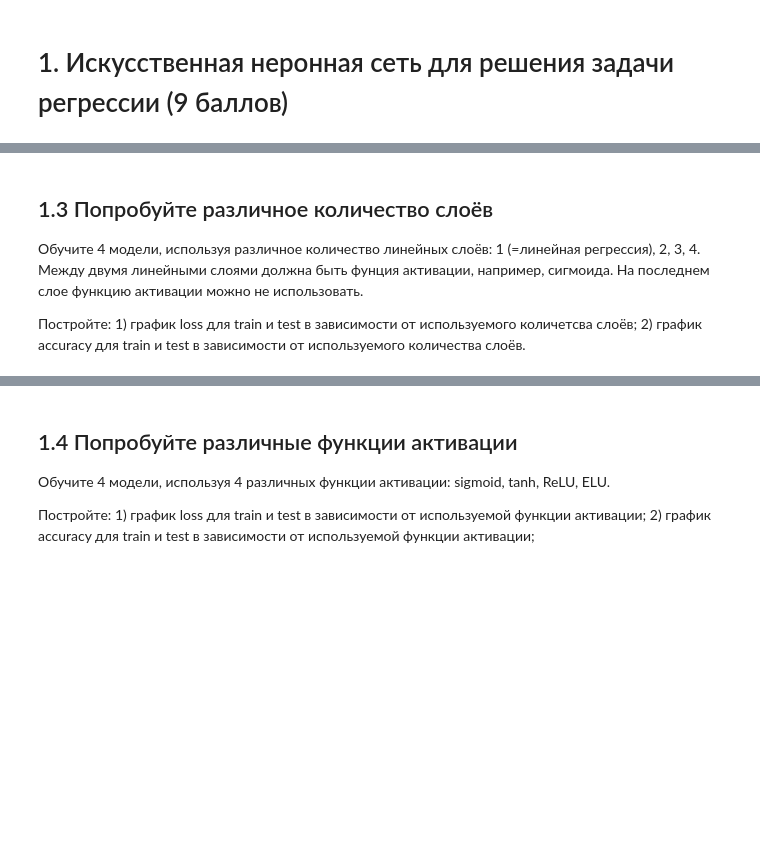
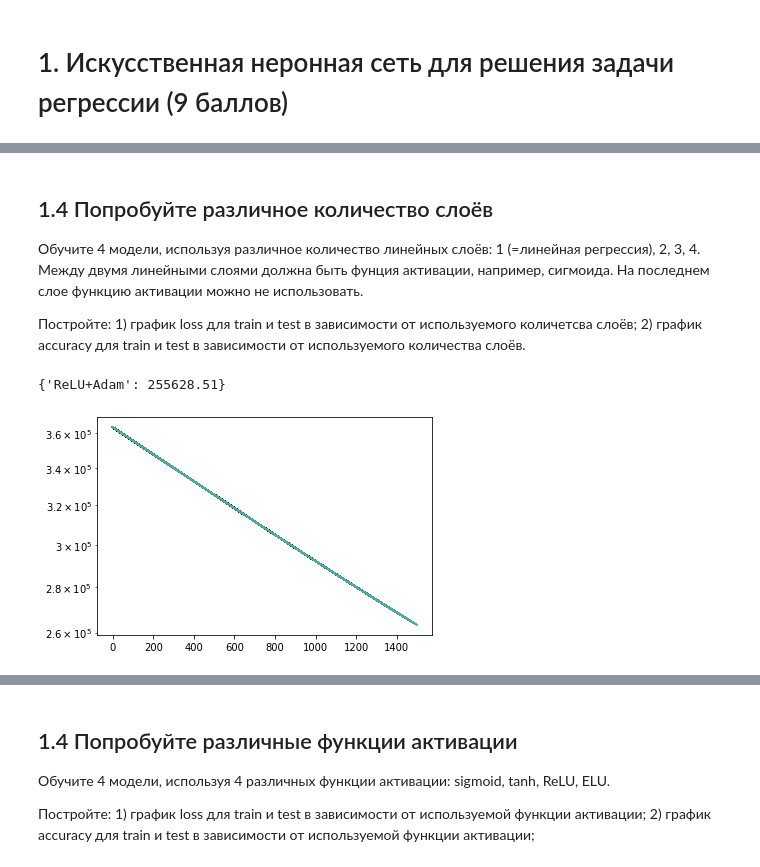
Before and after one commit to CERZAR/OIRS_HW, a Jupyter notebook: Домашнее_задание_2_Нейронные_сети.ipynb, the cells around one changed output, grey strips where cells are left out. Drawn from its saved outputs; the diff is of its cells as text; code cells hidden in the pictures; blank space fills up the shorter version.

```diff
--- a/Домашнее_задание_2_Нейронные_сети.ipynb
+++ b/Домашнее_задание_2_Нейронные_сети.ipynb
@@ -102,0 +130,4 @@ import torch
+# %%
+BASELINE = 110000
+data = pd.read_csv('./data/Car details v3.csv')
+data.head()
@@ -107,6 +266,69 @@ import torch
 # %% [markdown]
-## 1.3 Попробуйте различное количество слоёв
+## 1.4 Попробуйте различное количество слоёв
 
 Обучите 4 модели, используя различное количество линейных слоёв: 1 (=линейная регрессия), 2, 3, 4. Между двумя линейными слоями должна быть фунция активации, например, сигмоида. На последнем слое функцию активации можно не использовать.
 
 Постройте: 1) график loss для train и test в зависимости от используемого количетсва слоёв; 2) график accuracy для train и test в зависимости от используемого количества слоёв.
+# %%
+def create_model(layers_amount, a_func, batch_norm=False, dropout=0, in_amount=11, out_amount=1):
+    model = nn.Sequential()
+    for layer in range(1, layers_amount):
+        model.add_module(f'layer_{layer}', nn.Linear(in_amount, in_amount))
+        model.add_module(f'activation_{layer}', a_func)
+
+        if batch_norm:
+            model.add_module(f'batch_norm_{layer}', nn.BatchNorm1d(in_amount))
+        if dropout:
+            model.add_module(f'dropout_{layer}', nn.Dropout(p=dropout))
+    model.add_module(f'layer_{layers_amount}', nn.Linear(in_amount, out_amount))
+    return model
+# %%
+def train_model(model, optim, loss_f, epochs, DEBUG=True):
+    loss_history = []
+
+    for epoch in range(epochs):
+        optim.zero_grad()
+        model.train()
+
+        y_pred = model.forward(torch.FloatTensor(x_train.values))[:,0]
+        loss = loss_f(y_pred, torch.FloatTensor(y_train))
+        loss.backward()
+        optim.step()
+
+        if DEBUG:
+            loss_history.append(math.sqrt(loss.item()))
+            plt.yscale('log')
+            plt.plot(loss_history)
+
+def test_model(model, loss_f):
+    y_pred = model.forward(torch.FloatTensor(x_test.values))[:,0]
+    loss = loss_f(y_pred, torch.FloatTensor(y_test))
+    return round(math.sqrt(loss.item()), 2)
+
+def train_test_model(model, a_func, optim, loss_f = F.mse_loss, epochs=1500, DEBUG=True):
+    train_model(model, optim, loss_f, epochs, DEBUG)
+
+    optim_name = optim.__class__.__name__
+    activation_name = a_func().__class__.__name__
+    if 'momentum' in optim.defaults:
+        if optim.defaults['momentum']:
+            optim_name += '_momentum'
+    model_params = activation_name + '+' + optim_name
+    result = {model_params: test_model(model, loss_f)}
+
+    if DEBUG:
+        print(result)
+    return test_model(model, loss_f)
+
+# Sigmoid, Tanh, ReLU, ELU
+activation_func = nn.ReLU
+
+# SGD, SGD with momentum, RMSprop, Adam
+optimization_alg = torch.optim.Adam
+
+results_list13 = []
+model = create_model(layers_amount=1, a_func=activation_func)
+results_list13.append(train_test_model(model, activation_func, optimization_alg(params=model.parameters())))
+# %% [output]
+{'ReLU+Adam': 255628.51}
+[figure, added]
```
Also changed, not shown: parts of 67 cells of this notebook.
